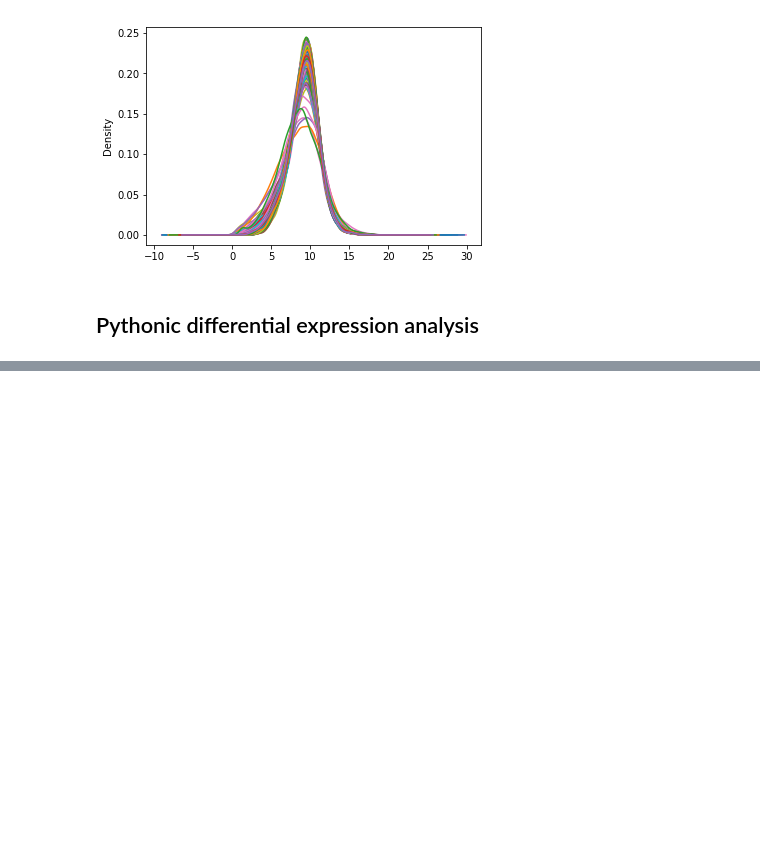
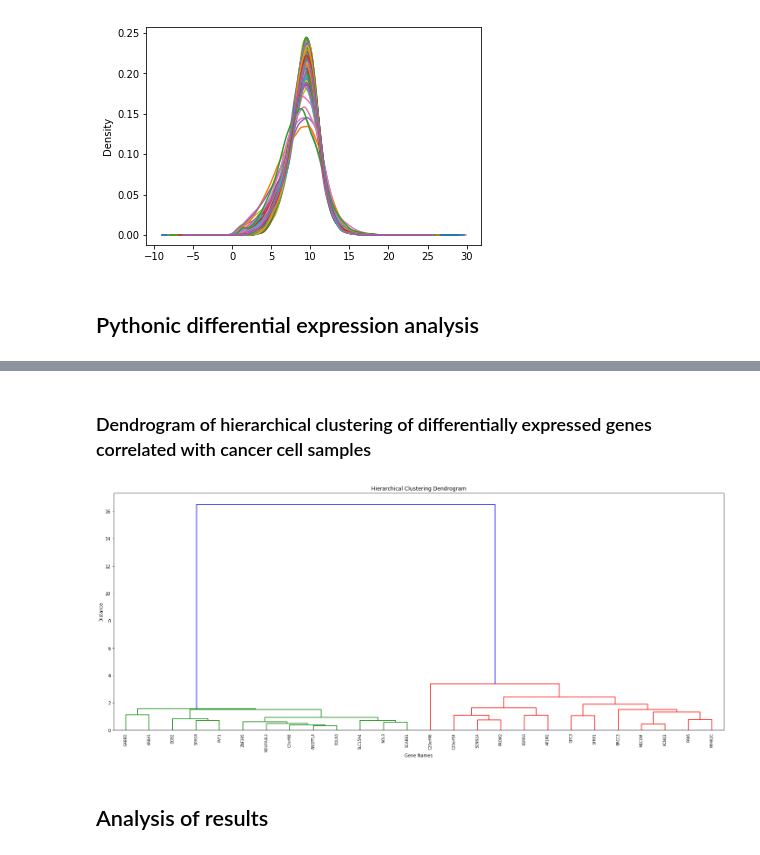
Before and after one commit to francismjenkins/Capstone_project, a Jupyter notebook: Capstone_Project.ipynb, the cells around one changed output, grey strips where cells are left out. Cells and saved outputs as stored; diff of their text form; code cells hidden in the pictures; blank space fills up the shorter version.

```diff
--- a/Capstone_Project.ipynb
+++ b/Capstone_Project.ipynb
@@ -263,0 +322,2 @@ Name: ttest, dtype: float64
+# %%
+diff_exp2 = correlations2[['PAK6', 'SCNN1A', 'PROM2', 'NDUFA4L2', 'NOL3', 'BRCC3', 'SFRP1', 'SCARB1', 'C7orf68', 'SLC15A4', 'C20orf54', 'GPC3', 'DDB2', 'PVT1', 'ZNF395', 'SPAG4', 'GABRD', 'KRBA1', 'C20orf46', 'EGLN3', 'ESRRG', 'AP1M2', 'MECOM', 'PIP4K2C']]
@@ -263,0 +353,3 @@ Name: ttest, dtype: float64
+# %%
+top_corr2 = diff_exp2[(diff_exp2 > abs(0.85)).any(1)]
+top_corr2.head()
@@ -263,0 +403,23 @@ Name: ttest, dtype: float64
+# %%
+topcorr_values2 = top_corr2.values
+topcorr_index2 = top_corr2.index
+# %%
+Z2 = linkage(topcorr_values2, 'ward')
+# %% [markdown]
+### Dendrogram of hierarchical clustering of differentially expressed genes correlated with cancer cell samples
+# %%
+plt.figure(figsize=(25, 10))
+plt.title('Hierarchical Clustering Dendrogram')
+plt.xlabel('Gene Names')
+plt.ylabel('Distance')
+dendrogram(
+    Z2,
+    leaf_rotation=90.,  # rotates the x axis labels
+    leaf_font_size=8.,  # font size for the x axis labels
+    labels = topcorr_index2
+)
+plt.show()
+# %% [output]
+[figure, added]
+# %% [markdown]
+## Analysis of results
```
Also changed, not shown: parts of 34 cells of this notebook.
